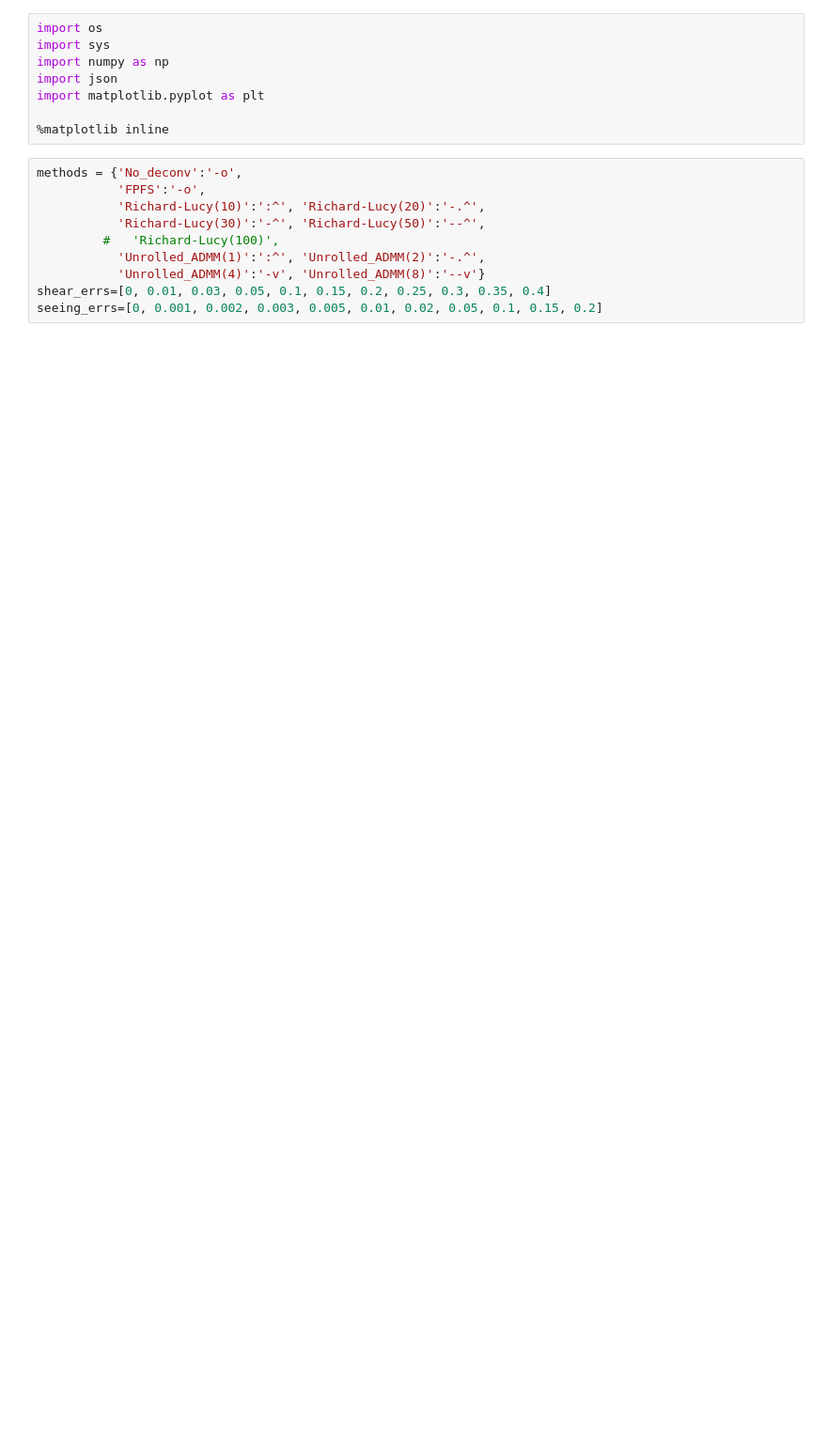
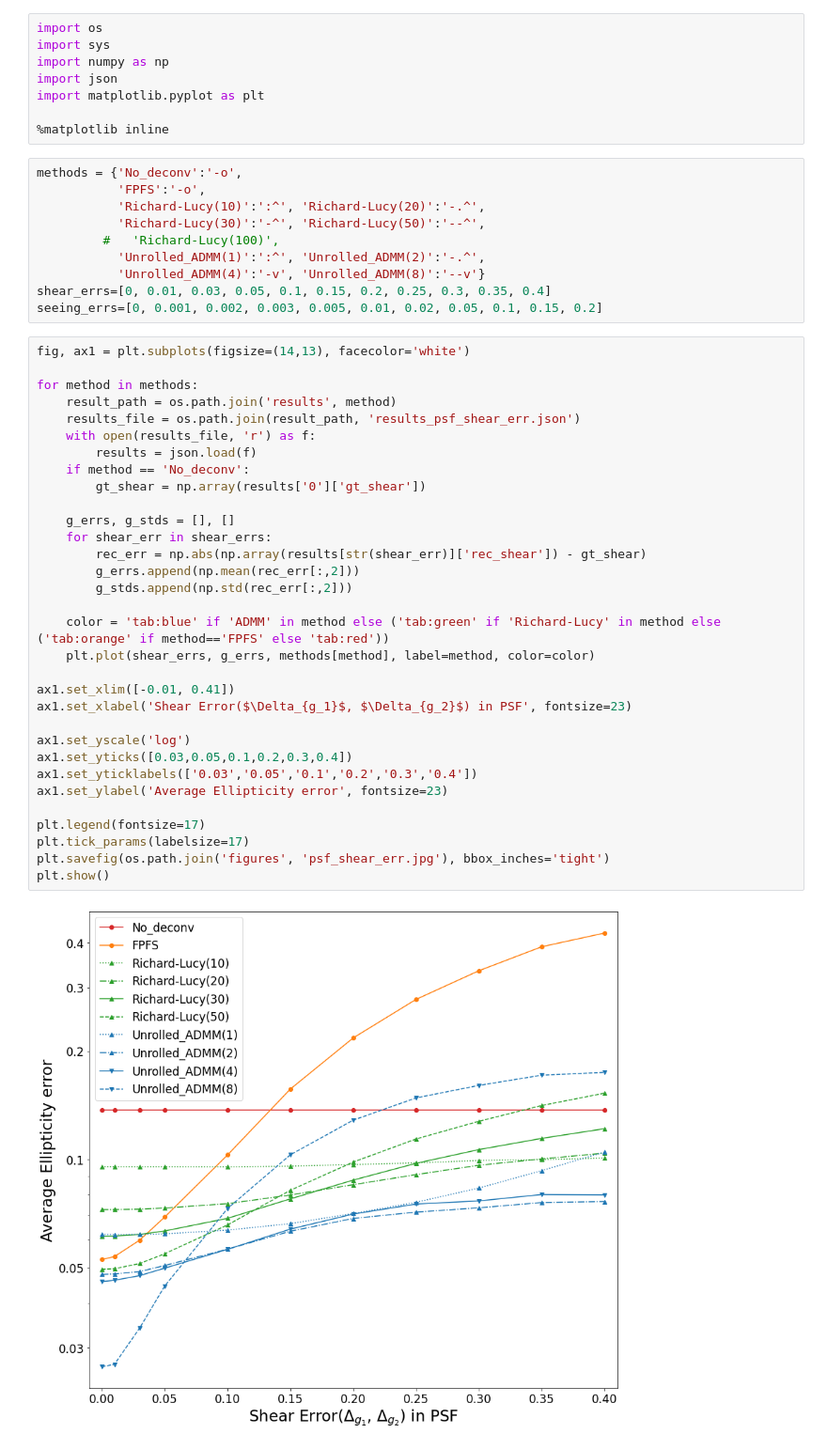
Before and after one commit to Lukeli0425/Galaxy-Deconv, a Jupyter notebook: psf_error.ipynb, the cells around one changed output. Shown at 94% size. Cells and saved outputs as stored; diff of their text form; blank space fills up the shorter version.

```diff
--- a/psf_error.ipynb
+++ b/psf_error.ipynb
@@ -16,4 +16,38 @@ methods = {'No_deconv':'-o',
            'Unrolled_ADMM(4)':'-v', 'Unrolled_ADMM(8)':'--v'}
 shear_errs=[0, 0.01, 0.03, 0.05, 0.1, 0.15, 0.2, 0.25, 0.3, 0.35, 0.4]
 seeing_errs=[0, 0.001, 0.002, 0.003, 0.005, 0.01, 0.02, 0.05, 0.1, 0.15, 0.2]
+# %%
+fig, ax1 = plt.subplots(figsize=(14,13), facecolor='white')
+
+for method in methods:
+    result_path = os.path.join('results', method)
+    results_file = os.path.join(result_path, 'results_psf_shear_err.json')
+    with open(results_file, 'r') as f:
+        results = json.load(f)
+    if method == 'No_deconv':
+        gt_shear = np.array(results['0']['gt_shear'])
+
+    g_errs, g_stds = [], []
+    for shear_err in shear_errs:
+        rec_err = np.abs(np.array(results[str(shear_err)]['rec_shear']) - gt_shear)
+        g_errs.append(np.mean(rec_err[:,2]))
+        g_stds.append(np.std(rec_err[:,2]))
+
+    color = 'tab:blue' if 'ADMM' in method else ('tab:green' if 'Richard-Lucy' in method else ('tab:orange' if method=='FPFS' else 'tab:red'))
+    plt.plot(shear_errs, g_errs, methods[method], label=method, color=color)
+
+ax1.set_xlim([-0.01, 0.41])
+ax1.set_xlabel('Shear Error($\Delta_{g_1}$, $\Delta_{g_2}$) in PSF', fontsize=23)
+
+ax1.set_yscale('log')
+ax1.set_yticks([0.03,0.05,0.1,0.2,0.3,0.4])
+ax1.set_yticklabels(['0.03','0.05','0.1','0.2','0.3','0.4'])
+ax1.set_ylabel('Average Ellipticity error', fontsize=23)
+
+plt.legend(fontsize=17)
+plt.tick_params(labelsize=17)
+plt.savefig(os.path.join('figures', 'psf_shear_err.jpg'), bbox_inches='tight')
+plt.show()
+# %% [output]
+[figure, added]
 # %%
```
Also changed, not shown: parts of 2 cells of this notebook, 5 other files.
